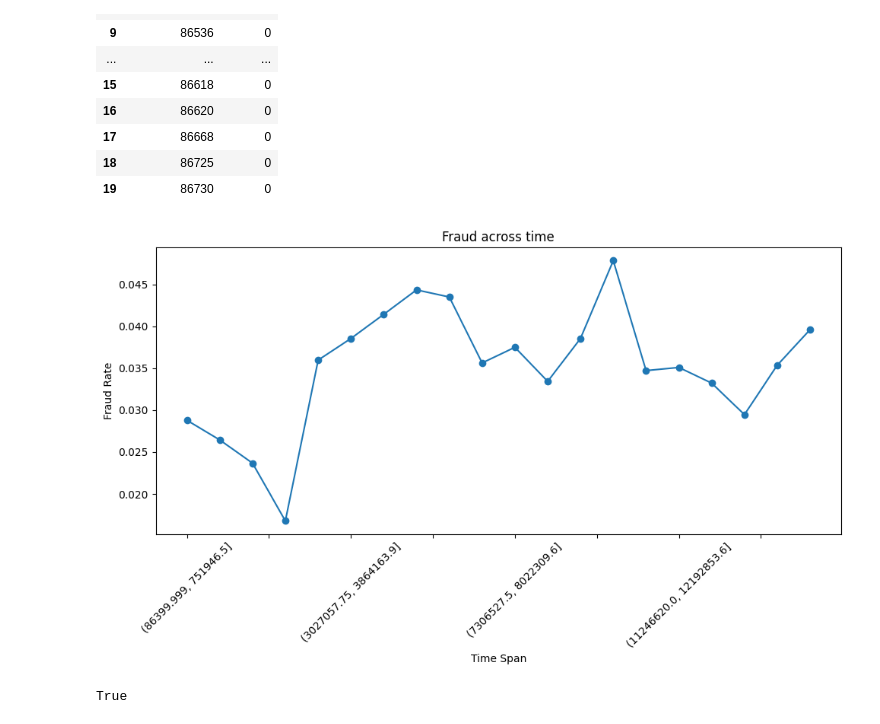
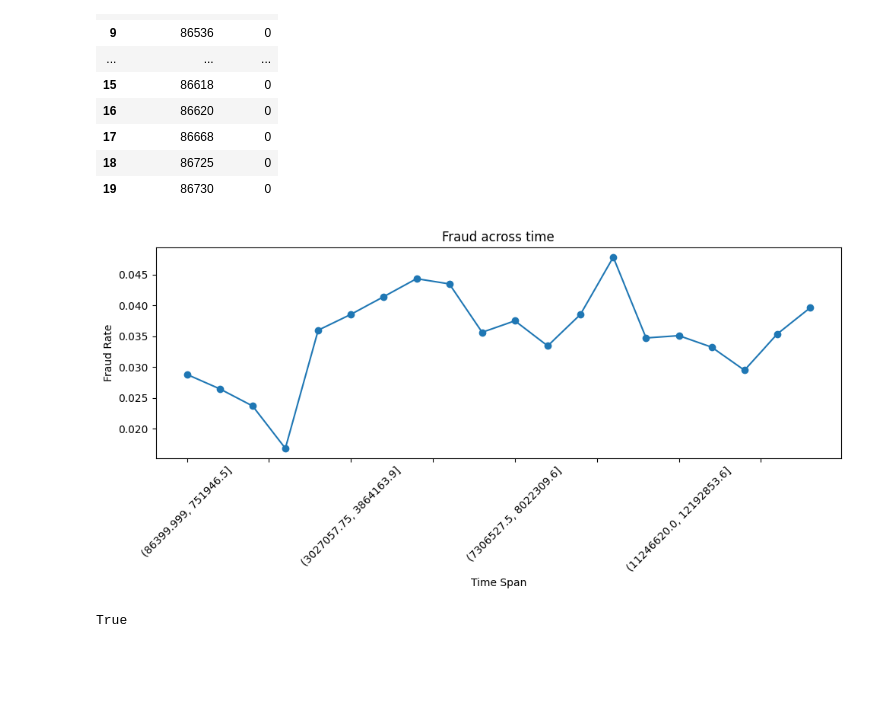
Before and after one commit to LexaBeni/fraud-detection-platform, a Jupyter notebook: notebooks/01_data_understanding.ipynb, the cells around one changed output. Saved outputs shown, nothing was run; the diff lists cells and outputs as text; code cells hidden in the pictures; blank space fills up the shorter version.

```diff
--- a/01_data_understanding.ipynb
+++ b/notebooks/01_data_understanding.ipynb
@@ -187,15 +183,15 @@ train_transaction["time_bin"] = pd.qcut(train_transaction["TransactionDT"], q=20
 # %%
 fraud_by_time = (train_transaction.groupby("time_bin", observed=True)['isFraud'].mean()).sort_index()
 # %%
-fraud_by_time.plot(figsize = (10, 6), marker='o')
+fraud_by_time.plot(figsize = (10, 5), marker='o')
 plt.title("Fraud across time")
 plt.xlabel("Time Span")
 plt.ylabel("Fraud Rate")
 plt.xticks(rotation = 45)
 plt.tight_layout()
 plt.show()
 # %% [output]
-[figure, old version]
+[figure, new version]
 # %%
 len(train_transaction) == train_transaction["TransactionID"].nunique()
 # %% [output]
```
Also changed, not shown: parts of 2 cells of this notebook.
